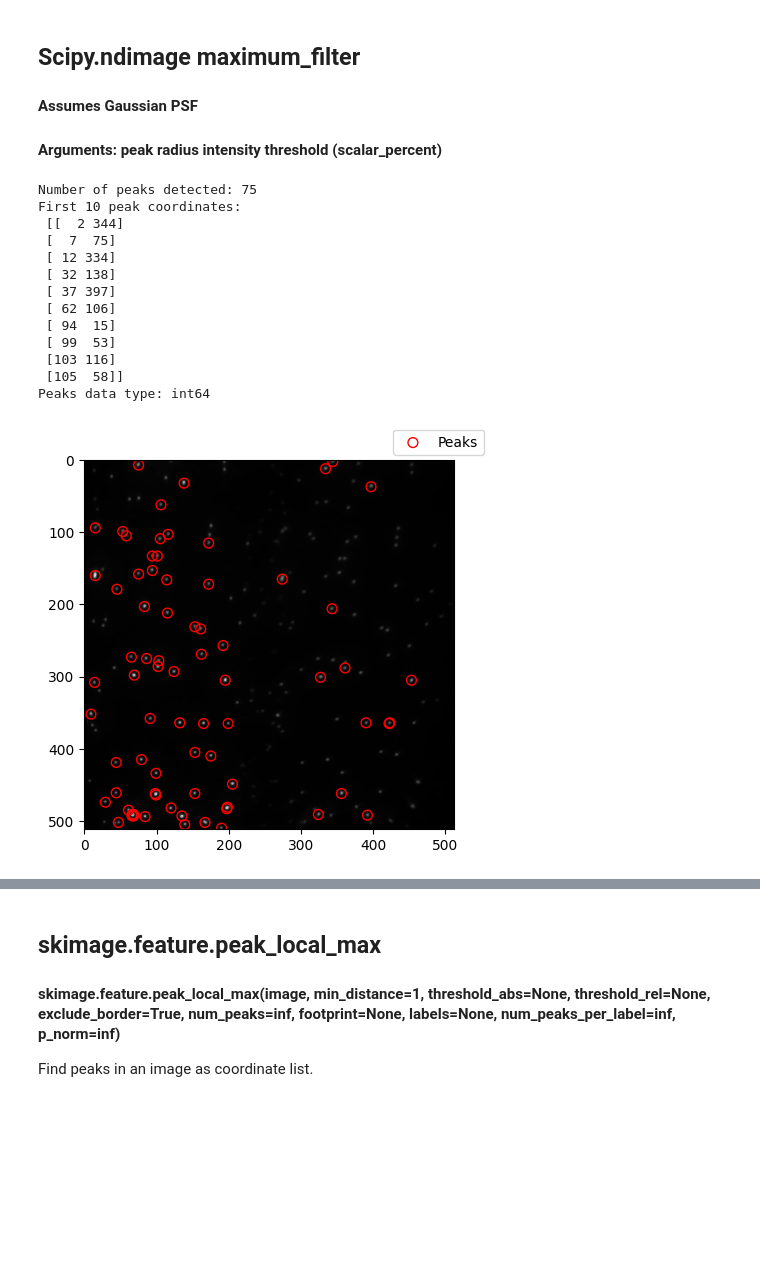
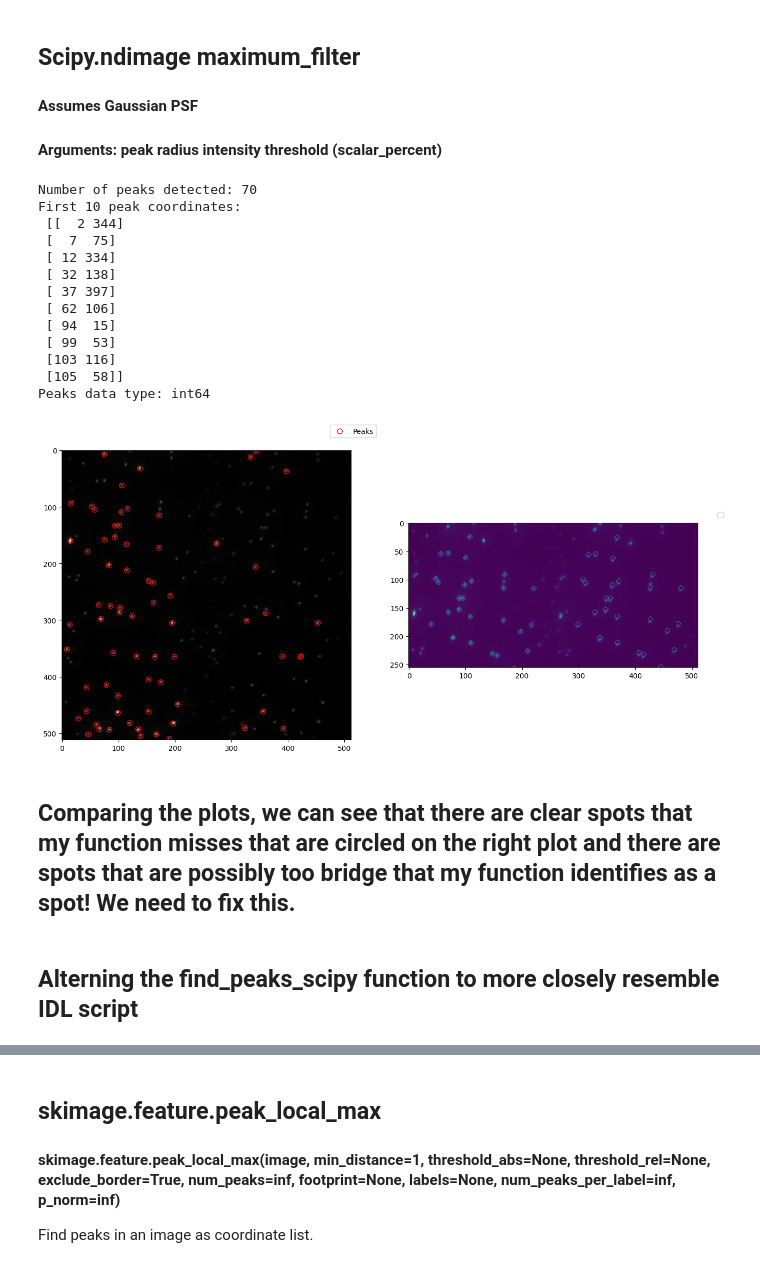
Before and after one commit to ljhason/smImaging-Exploration, a Jupyter notebook: img_avg_map/img_avg.ipynb, the cells around one changed output, grey strips where cells are left out. Drawn from its saved outputs; the diff is of its cells as text; code cells hidden in the pictures; blank space fills up the shorter version.

Commit message:
Testing small peaks filter

```diff
--- a/img_avg_map/img_avg.ipynb
+++ b/img_avg_map/img_avg.ipynb
@@ -76,7 +79,7 @@ def find_peaks_scipy(image_path, peak_radius, scaler_percent):
     threshold = min_intensity + (scaler_percent / 100.0) * (max_intensity - min_intensity)
 
     #Local max filter
-    local_max = maximum_filter(image, size=(3, 3)) == image  #3x3 neighborhood check
+    local_max = maximum_filter(image, size=(7, 7)) == image
     #Intensity threshold
     peaks = (image >= threshold) & local_max
     #Label peaks
@@ -85,13 +88,20 @@ def find_peaks_scipy(image_path, peak_radius, scaler_percent):
     peak_coords = np.column_stack(np.where(labeled > 0))
 
     return peak_coords
+
+
+    # return labeled
 # %%
 peaks_scipy = find_peaks_scipy(image_path, peak_radius=2, scaler_percent=35)
 print(f"Number of peaks detected: {len(peaks_scipy)}")
 print(f"First 10 peak coordinates:\n {peaks_scipy[:10]}")
 print(f"Peaks data type: {peaks_scipy.dtype}")
+# peaks_scipy=find_peaks_scipy(image_path, peak_radius=2, scaler_percent=35)
+# print(f"Labeled peaks data type: {type(peaks_scipy)}")
+# print(f"Labeled peaks: {peaks_scipy[:5]}")
+# print(f"Labeled peaks size: {(peaks_scipy[0])}")
 # %% [output]
-Number of peaks detected: 75
+Number of peaks detected: 70
 First 10 peak coordinates:
  [[  2 344]
  [  7  75]
@@ -105,10 +115,26 @@ First 10 peak coordinates:
  [105  58]]
 Peaks data type: int64
 # %%
+#Image on dropbox
+hel1_ave_path = '../pma files/hel1_ave_LF_Circ.tif'
+hel1_ave_image = io.imread(hel1_ave_path)
+
+#My image path
 image = io.imread(image_path, as_gray=True)
-plt.imshow(image, cmap="gray")
-plt.scatter(peaks_scipy[:, 1], peaks_scipy[:, 0], s=50, facecolors='none', edgecolors='r', label='Peaks')
-plt.legend(loc='upper right', bbox_to_anchor=(1.1, 1.1))
+
+f, axes = plt.subplots(1, 2, figsize=(16, 16))
+
+axes[0].imshow(image, cmap="gray")
+axes[0].scatter(peaks_scipy[:, 1], peaks_scipy[:, 0], s=50, facecolors='none', edgecolors='r', label='Peaks')
+axes[0].legend(loc='upper right', bbox_to_anchor=(1.1, 1.1))
+
+#display ../pma files/hel1_ave_LF_Circ.tif next to plt.imshow(image) side by side
+axes[1].imshow(hel1_ave_image)
+axes[1].legend(loc='upper right', bbox_to_anchor=(1.1, 1.1))
 plt.show()
 # %% [output]
-[figure, old version]
+[figure, new version]
+# %% [markdown]
+## Comparing the plots, we can see that there are clear spots that my function misses that are circled on the right plot and there are spots that are possibly too bridge that my function identifies as a spot! We need to fix this.
+# %% [markdown]
+## Alterning the find_peaks_scipy function to more closely resemble IDL script
```
Also changed, not shown: parts of 10 cells of this notebook, 5 other files.
